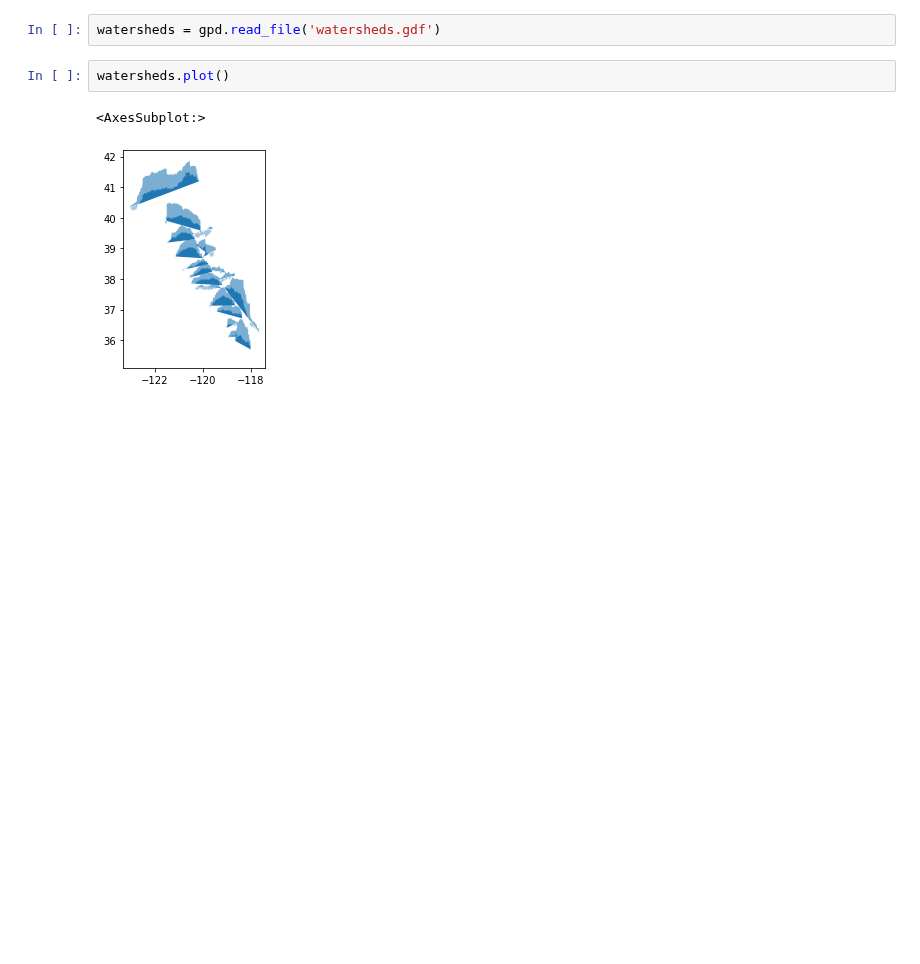
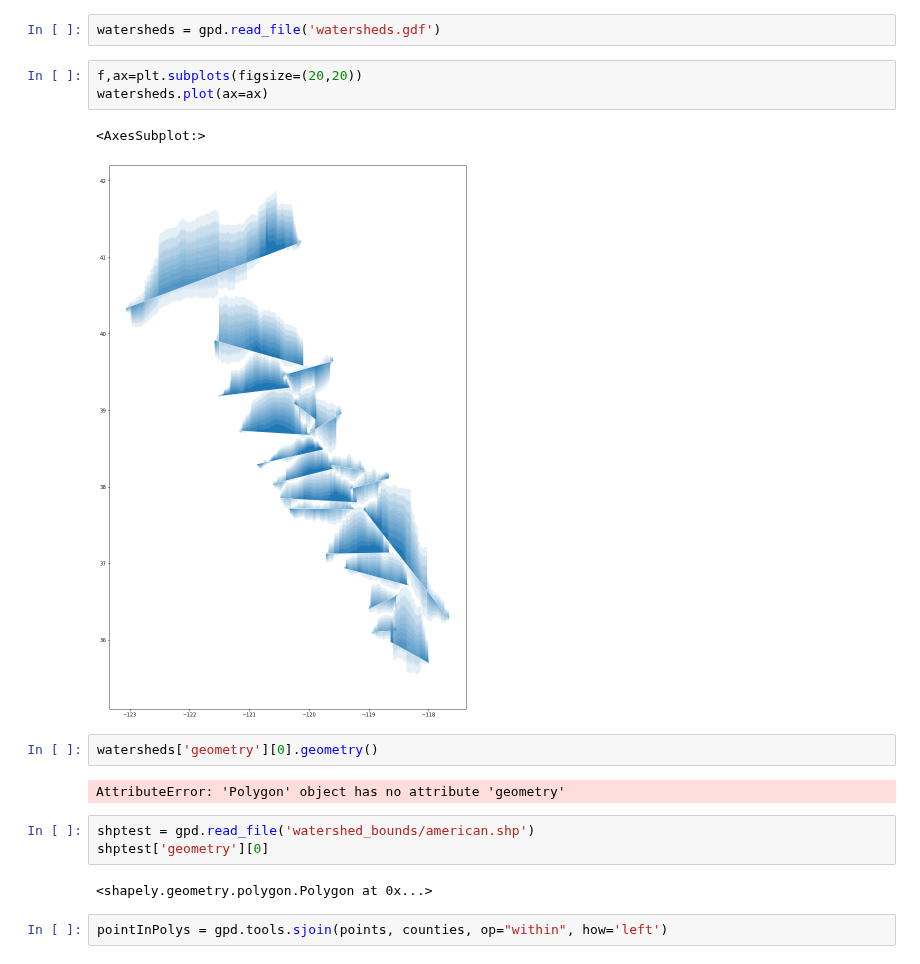
Before and after one commit to mariannecowherd/pe_snow_fires, a Jupyter notebook: scripts/watershed_masks.ipynb, the cells around one changed output. Saved outputs shown, nothing was run; the diff lists cells and outputs as text; blank space fills up the shorter version.

Commit message:
watershed mask plotting

```diff
--- a/scripts/watershed_masks.ipynb
+++ b/scripts/watershed_masks.ipynb
@@ -97,8 +97,20 @@ for i in range(19):
 [figure]
 # %%
 watersheds = gpd.read_file('watersheds.gdf')
-# %%
-watersheds.plot()
-# %% [output]
-<AxesSubplot:>
-[figure, removed]
+# %%
+f,ax=plt.subplots(figsize=(20,20))
+watersheds.plot(ax=ax)
+# %% [output]
+<AxesSubplot:>
+[figure, added]
+# %%
+watersheds['geometry'][0].geometry()
+# %% [output]
+AttributeError: 'Polygon' object has no attribute 'geometry'
+# %%
+shptest = gpd.read_file('watershed_bounds/american.shp')
+shptest['geometry'][0]
+# %% [output]
+<shapely.geometry.polygon.Polygon at 0x...>
+# %%
+pointInPolys = gpd.tools.sjoin(points, counties, op="within", how='left')
```
Also changed, not shown: parts of 5 cells of this notebook.
